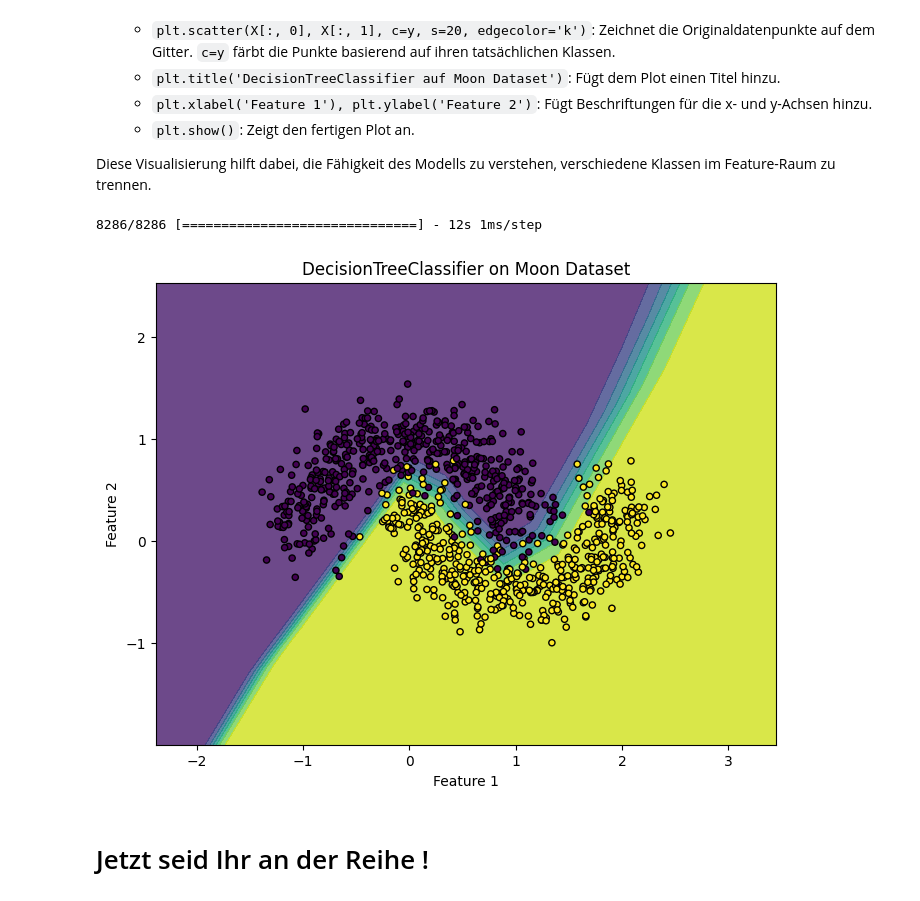
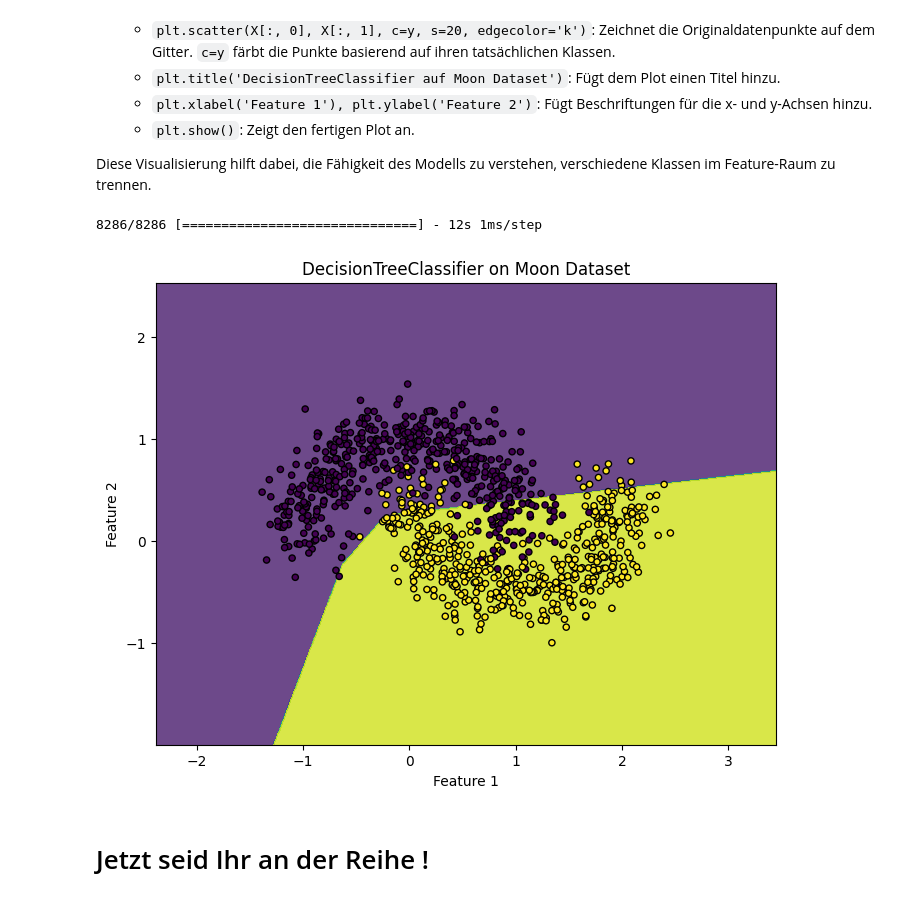
Before and after one commit to patrickpollek1/DataScience-Bootcamp, a Jupyter notebook: Data_Science_Bootcamp.ipynb, the cells around one changed output. Saved outputs shown, nothing was run; the diff lists cells and outputs as text; code cells hidden in the pictures.

```diff
--- a/Data_Science_Bootcamp.ipynb
+++ b/Data_Science_Bootcamp.ipynb
@@ -792,7 +795,7 @@ X_val, X_test, y_val, y_test = train_test_split(X_temp, y_temp, test_size=0.5, r
 
 # Definieren des Modells
 model = Sequential([
-    Dense(10, input_shape=(2,), activation='relu'),
+    Dense(5, input_shape=(2,), activation='relu'),
     Dense(10, activation='relu'),
     Dense(1, activation='sigmoid')
 ])
@@ -801,7 +804,7 @@ model = Sequential([
 model.compile(optimizer='adam', loss='binary_crossentropy', metrics=['accuracy'])
 
 # Trainieren des Modells mit Validierungsdaten
-history = model.fit(X_train, y_train, epochs=200, validation_data=(X_val, y_val), verbose=1)
+history = model.fit(X_train, y_train, epochs=100, validation_data=(X_val, y_val), verbose=1)
 
 # Evaluieren des Modells auf dem Testset
 test_loss, test_acc = model.evaluate(X_test, y_test, verbose=2)
@@ -869,25 +872,26 @@ Diese Visualisierung hilft dabei, die Fähigkeit des Modells zu verstehen, versc
 # %%
 # Create a mesh to plot the decision boundary
 x_min, x_max = X[:, 0].min() - 1, X[:, 0].max() + 1
 y_min, y_max = X[:, 1].min() - 1, X[:, 1].max() + 1
 xx, yy = np.meshgrid(np.arange(x_min, x_max, 0.01),
                      np.arange(y_min, y_max, 0.01))
 
 # Predict classifications for every point in the mesh
 Z = model.predict(np.c_[xx.ravel(), yy.ravel()])
+Z = (Z > 0.5).astype(int)
 Z = Z.reshape(xx.shape)
 
 # Plotting
 plt.figure(figsize=(8, 6))
 plt.contourf(xx, yy, Z, alpha=0.8)
 plt.scatter(X[:, 0], X[:, 1], c=y, s=20, edgecolor='k')
 plt.title('DecisionTreeClassifier on Moon Dataset')
 plt.xlabel('Feature 1')
 plt.ylabel('Feature 2')
 plt.show()
 # %% [output]
 8286/8286 [==============================] - 12s 1ms/step
-[figure, old version]
+[figure, new version]
 # %% [markdown]
 # Jetzt seid Ihr an der Reihe !
 # %% [markdown]
```
Also changed, not shown: parts of 17 cells of this notebook.
